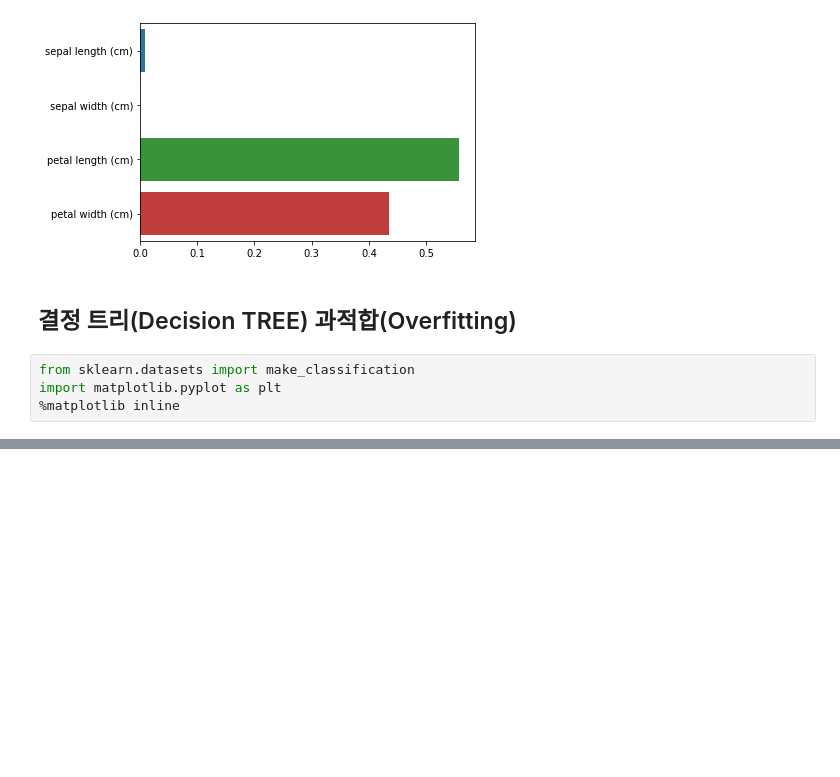
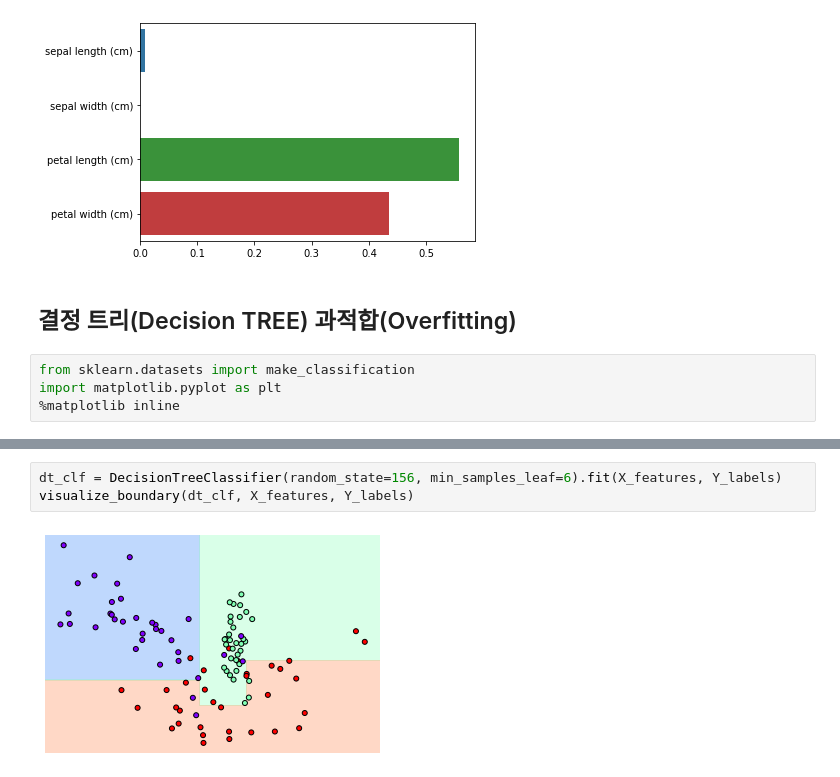
Before and after one commit to RyuJaeJeong/machine-learning-study, a Jupyter notebook: 4장/4.2 결정트리.ipynb, the cells around one changed output, grey strips where cells are left out. Drawn from its saved outputs; the diff is of its cells as text; blank space fills up the shorter version.

```diff
--- a/4장/4.2 결정트리.ipynb
+++ b/4장/4.2 결정트리.ipynb
@@ -82,0 +119,5 @@ plt.scatter(X_features[:, 0], X_features[:, 1], marker='o', c=Y_labels, s=25, cm
+# %%
+dt_clf = DecisionTreeClassifier(random_state=156, min_samples_leaf=6).fit(X_features, Y_labels)
+visualize_boundary(dt_clf, X_features, Y_labels)
+# %% [output]
+[figure, added]
```
Also changed, not shown: parts of 3 cells of this notebook.
